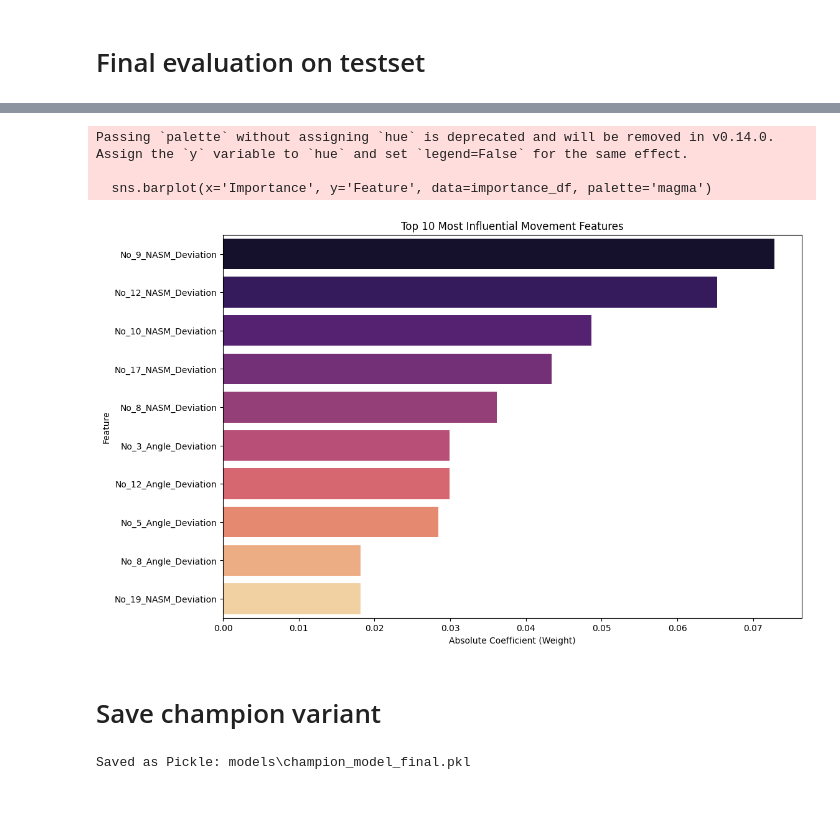
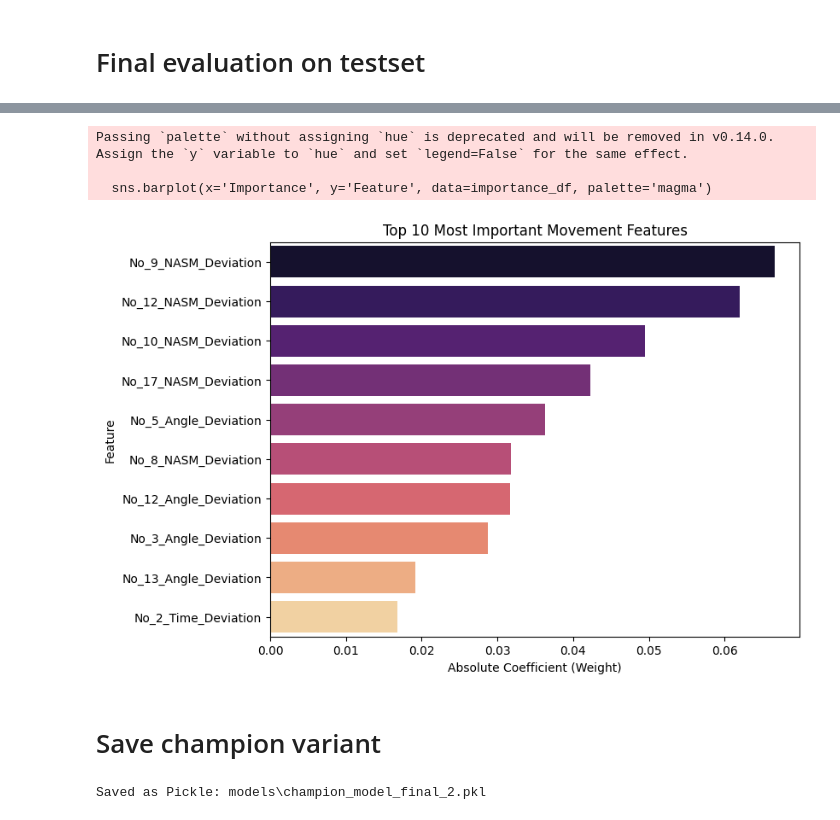
Before and after one commit to othmanreem/Data-intensive-systems, a Jupyter notebook: A2/A2_ModelBuilding.ipynb, the cells around one changed output, grey strips where cells are left out. Drawn from its saved outputs; the diff is of its cells as text; code cells hidden in the pictures.

Commit message:
Rerun after duplicate removal and new model updated

```diff
--- a/A2/A2_ModelBuilding.ipynb
+++ b/A2/A2_ModelBuilding.ipynb
@@ -31,8 +31,8 @@ OUT_DIR.mkdir(exist_ok=True)
 RANDOM_STATE = 42
 N_SPLITS = 5
 
-TRAIN_CSV = os.path.join(DATA_DIR, "A2_dataset_80.csv")
-TEST_CSV  = os.path.join(DATA_DIR, "A2_dataset_20.csv")
+TRAIN_CSV = os.path.join(DATA_DIR, "train.csv")
+TEST_CSV  = os.path.join(DATA_DIR, "test.csv")
 
 TARGET_COL = "AimoScore"
 DROP_FEATURES = ["EstimatedScore"]  # EstimatedScore is excluded from input features as mentioned in slide 16 of lecture 2
@@ -355,7 +358,7 @@ def make_combine_all():
 
 VARIANTS = {
     "baseline": make_baseline(),
-    "corr_filter_0.99": make_corr_filter_variant(),
+    "corr_filter": make_corr_filter_variant(),
     "feature_selection_lasso": make_feature_selection_variant(),
     "combined_poly2_ridge": make_combined_features_variant(),
     "symmetry_constraint": make_symmetry_variant(),
@@ -531,23 +557,23 @@ TEST Corr: 0.7676
 # %%
-plt.figure(figsize=(12, 8))
+plt.figure(figsize=(8, 6))
 
 final_step = champion_pipe.steps[-1][1]
 coeffs = np.abs(final_step.coef_)
 
 importance_df = pd.DataFrame({
     'Feature': champion_pipe[:-1].get_feature_names_out(),
     'Importance': coeffs
 }).sort_values(by='Importance', ascending=False).head(10)
 
 sns.barplot(x='Importance', y='Feature', data=importance_df, palette='magma')
-plt.title('Top 10 Most Influential Movement Features')
+plt.title('Top 10 Most Important Movement Features')
 plt.xlabel('Absolute Coefficient (Weight)')
 plt.show()
 # %% [output]
 Passing `palette` without assigning `hue` is deprecated and will be removed in v0.14.0. Assign the `y` variable to `hue` and set `legend=False` for the same effect.
 
   sns.barplot(x='Importance', y='Feature', data=importance_df, palette='magma')
-[figure, old version]
+[figure, new version]
 # %% [markdown]
 # Save champion variant
 # %%
@@ -571,10 +597,10 @@ artifact = {
         "r2_gap": float(results_df.iloc[0]['cv_r2_mean'] - test_r2),
     }
 }
-out_path = OUT_DIR/"champion_model_final.pkl"
+out_path = OUT_DIR/"champion_model_final_2.pkl"
 with open(out_path, "wb") as f:
     pickle.dump(artifact, f)
 
 print(f"Saved as Pickle: {out_path}")
 # %% [output]
-Saved as Pickle: models\champion_model_final.pkl
+Saved as Pickle: models\champion_model_final_2.pkl
```
Also changed, not shown: parts of 14 cells of this notebook.
